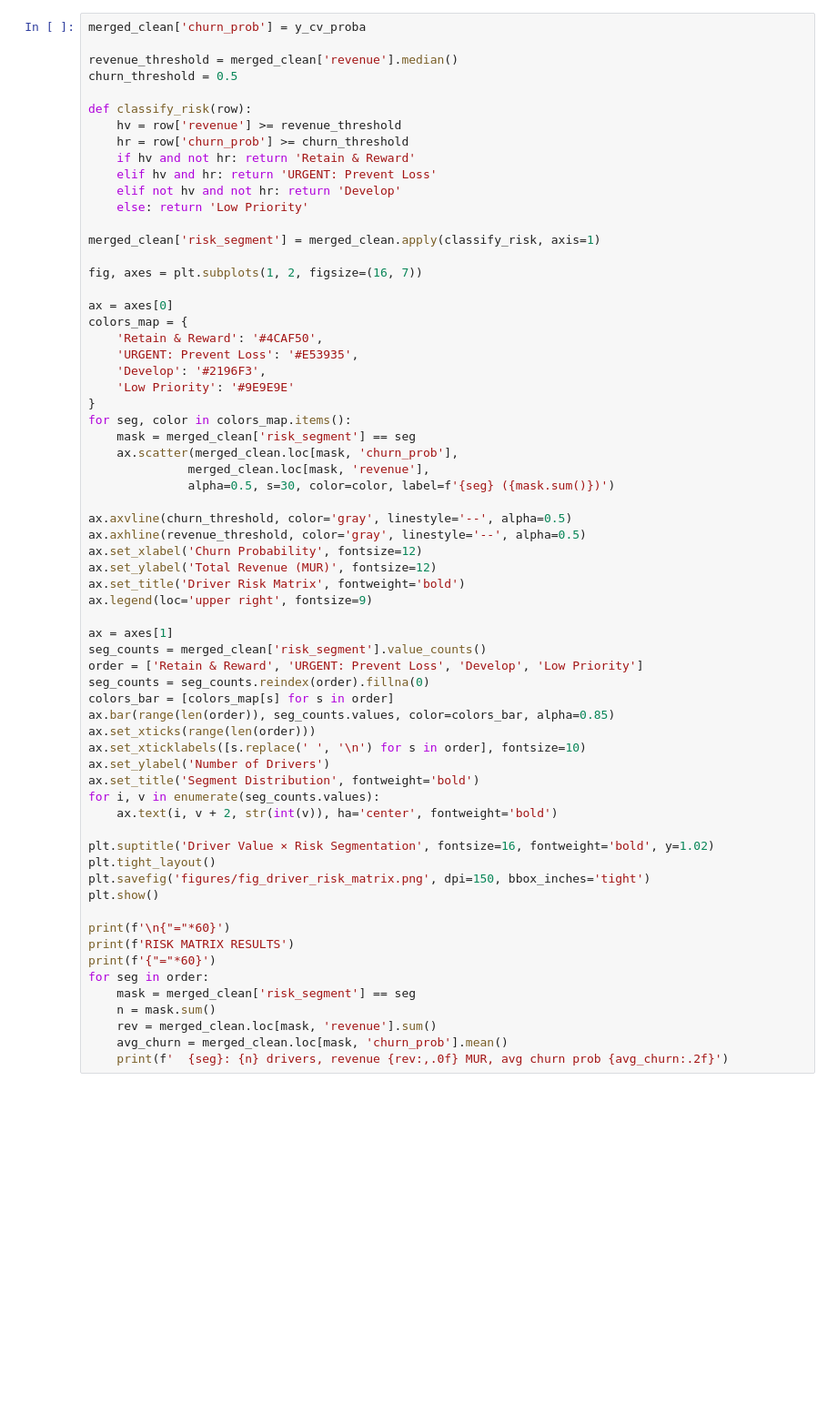
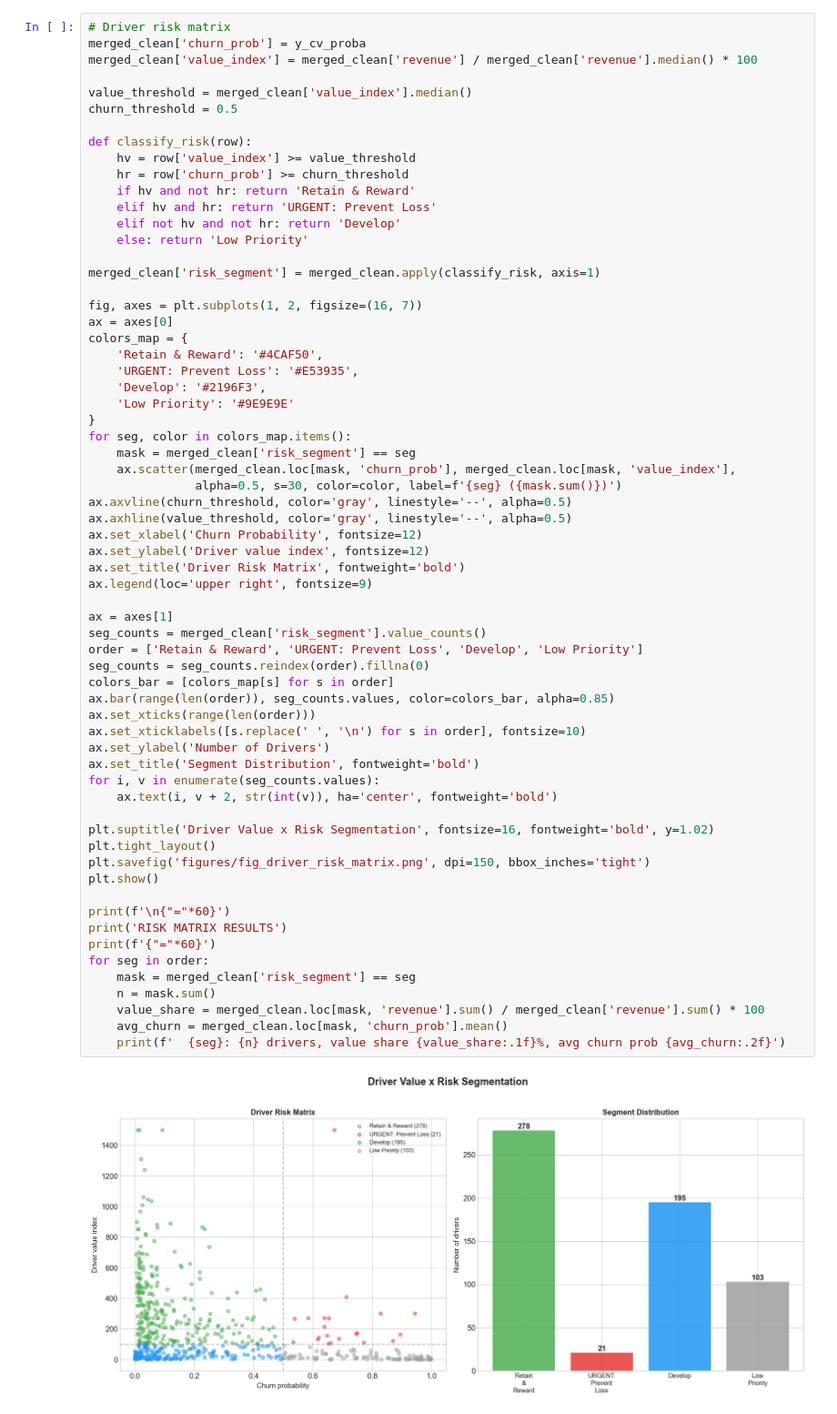
Before and after one commit to kryli/Thesis-work, a Jupyter notebook: notebooks/06_driver_ltv_churn_survival.ipynb, the cells around one changed output. Shown at 91% size. Drawn from its saved outputs; the diff is of its cells as text; blank space fills up the shorter version.

```diff
--- a/notebooks/06_driver_ltv_churn_survival.ipynb
+++ b/notebooks/06_driver_ltv_churn_survival.ipynb
@@ -626,11 +765,13 @@ The local analysis combines value and churn probability to prioritize outreach.
 # %%
+# Driver risk matrix
 merged_clean['churn_prob'] = y_cv_proba
+merged_clean['value_index'] = merged_clean['revenue'] / merged_clean['revenue'].median() * 100
 
-revenue_threshold = merged_clean['revenue'].median()
+value_threshold = merged_clean['value_index'].median()
 churn_threshold = 0.5
 
 def classify_risk(row):
-    hv = row['revenue'] >= revenue_threshold
+    hv = row['value_index'] >= value_threshold
     hr = row['churn_prob'] >= churn_threshold
     if hv and not hr: return 'Retain & Reward'
     elif hv and hr: return 'URGENT: Prevent Loss'
@@ -640,7 +781,6 @@ def classify_risk(row):
 merged_clean['risk_segment'] = merged_clean.apply(classify_risk, axis=1)
 
 fig, axes = plt.subplots(1, 2, figsize=(16, 7))
-
 ax = axes[0]
 colors_map = {
     'Retain & Reward': '#4CAF50',
@@ -650,42 +790,41 @@ colors_map = {
 }
 for seg, color in colors_map.items():
     mask = merged_clean['risk_segment'] == seg
-    ax.scatter(merged_clean.loc[mask, 'churn_prob'],
-              merged_clean.loc[mask, 'revenue'],
-              alpha=0.5, s=30, color=color, label=f'{seg} ({mask.sum()})')
-
+    ax.scatter(merged_clean.loc[mask, 'churn_prob'], merged_clean.loc[mask, 'value_index'],
+               alpha=0.5, s=30, color=color, label=f'{seg} ({mask.sum()})')
 ax.axvline(churn_threshold, color='gray', linestyle='--', alpha=0.5)
-ax.axhline(revenue_threshold, color='gray', linestyle='--', alpha=0.5)
+ax.axhline(value_threshold, color='gray', linestyle='--', alpha=0.5)
 ax.set_xlabel('Churn Probability', fontsize=12)
-ax.set_ylabel('Total Revenue (MUR)', fontsize=12)
+ax.set_ylabel('Driver value index', fontsize=12)
 ax.set_title('Driver Risk Matrix', fontweight='bold')
 ax.legend(loc='upper right', fontsize=9)
 
 ax = axes[1]
 seg_counts = merged_clean['risk_segment'].value_counts()
 order = ['Retain & Reward', 'URGENT: Prevent Loss', 'Develop', 'Low Priority']
 seg_counts = seg_counts.reindex(order).fillna(0)
 colors_bar = [colors_map[s] for s in order]
 ax.bar(range(len(order)), seg_counts.values, color=colors_bar, alpha=0.85)
 ax.set_xticks(range(len(order)))
 ax.set_xticklabels([s.replace(' ', '\n') for s in order], fontsize=10)
 ax.set_ylabel('Number of Drivers')
 ax.set_title('Segment Distribution', fontweight='bold')
 for i, v in enumerate(seg_counts.values):
     ax.text(i, v + 2, str(int(v)), ha='center', fontweight='bold')
 
-plt.suptitle('Driver Value × Risk Segmentation', fontsize=16, fontweight='bold', y=1.02)
+plt.suptitle('Driver Value x Risk Segmentation', fontsize=16, fontweight='bold', y=1.02)
 plt.tight_layout()
 plt.savefig('figures/fig_driver_risk_matrix.png', dpi=150, bbox_inches='tight')
 plt.show()
 
 print(f'\n{"="*60}')
-print(f'RISK MATRIX RESULTS')
+print('RISK MATRIX RESULTS')
 print(f'{"="*60}')
 for seg in order:
     mask = merged_clean['risk_segment'] == seg
     n = mask.sum()
-    rev = merged_clean.loc[mask, 'revenue'].sum()
+    value_share = merged_clean.loc[mask, 'revenue'].sum() / merged_clean['revenue'].sum() * 100
     avg_churn = merged_clean.loc[mask, 'churn_prob'].mean()
-    print(f'  {seg}: {n} drivers, revenue {rev:,.0f} MUR, avg churn prob {avg_churn:.2f}')
+    print(f'  {seg}: {n} drivers, value share {value_share:.1f}%, avg churn prob {avg_churn:.2f}')
 # %% [output]
+[figure, added]
```
Also changed, not shown: parts of 16 cells of this notebook, 9 other files.
